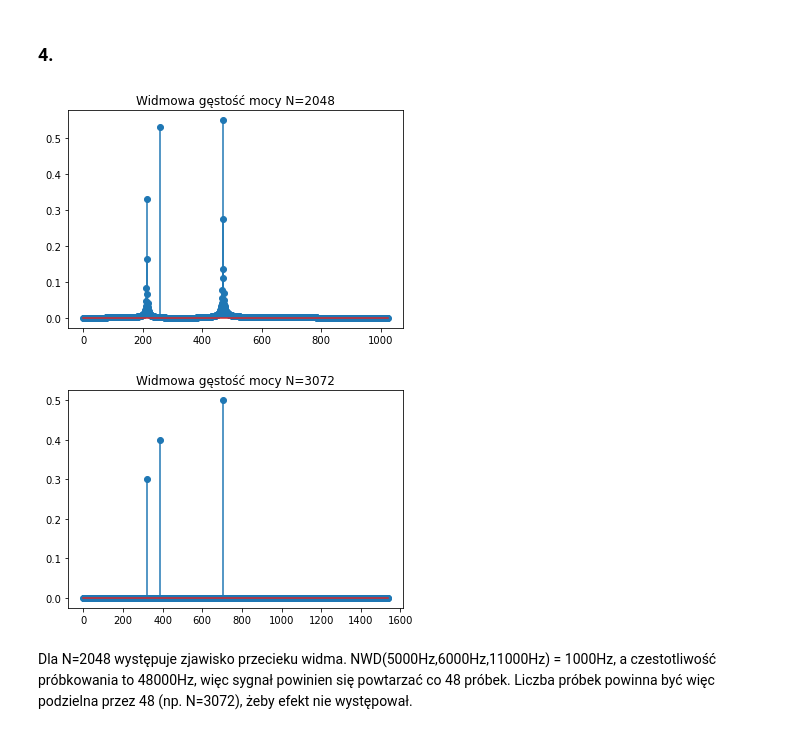
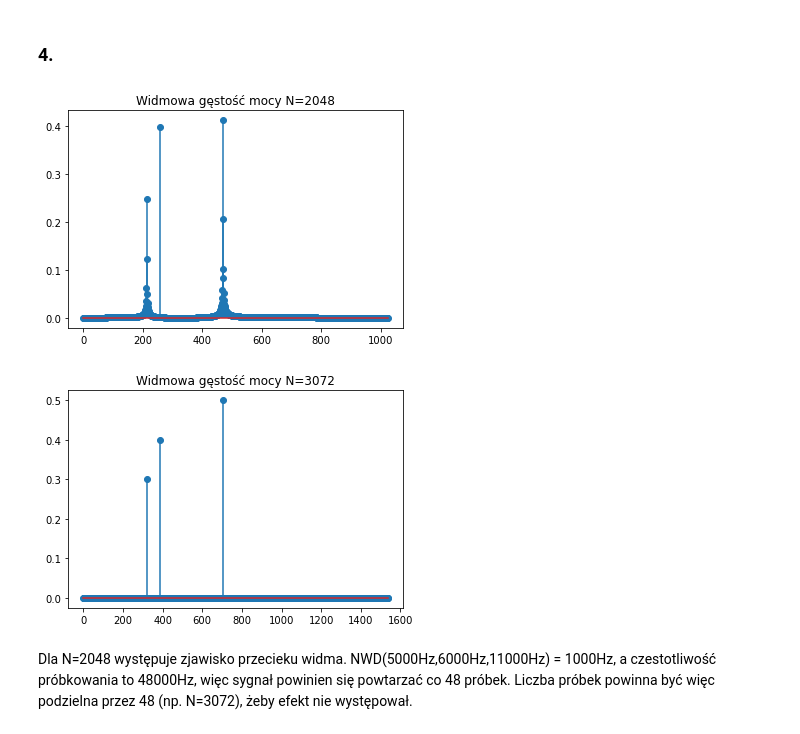
Before and after one commit to piotrszmurlo/WMM22L, a Jupyter notebook: Lab1/lab1.ipynb, the cells around one changed output. Drawn from its saved outputs; the diff is of its cells as text; code cells hidden in the pictures.

```diff
--- a/Lab1/lab1.ipynb
+++ b/Lab1/lab1.ipynb
@@ -139,28 +143,28 @@ Dodanie zer powoduje, że zwiększa się liczba punktów w których obliczana je
 # %%
 A1 = 0.3
 F1 = 5000
 A2 = 0.4
 F2 = 6000
 A3 = 0.5
 F3 = 11000
 FS  = 48000
 N1 = 2048
 N2 = 3*N1//2
 s = lambda t : A1*np.sin(2*np.pi*F1*t) + A2*np.sin(2*np.pi*F2*t) + A3*np.sin(2*np.pi*F3*t)
 n = np.arange(N1)/FS
 y = s(n)
-y_rfft = 2*np.fft.rfft(y)/y_rfft.shape[0]
+y_rfft = 2*np.fft.rfft(y)/y.shape[0]
 plt.title(f"Widmowa gęstość mocy N={N1}")
 plt.stem(np.abs(y_rfft))
 plt.show()
 n = np.arange(N2)/FS
 y = s(n)
 y_rfft = np.fft.rfft(y)
 plt.title(f"Widmowa gęstość mocy N={N2}")
 plt.stem(2*np.abs(y_rfft)/y.shape[0])
 plt.show()
 # %% [output]
-[figure, old version]
+[figure, new version]
 [figure]
 # %% [markdown]
 Dla N=2048 występuje zjawisko przecieku widma. NWD(5000Hz,6000Hz,11000Hz) = 1000Hz, a czestotliwość próbkowania to 48000Hz, więc sygnał powinien się powtarzać co 48 próbek. Liczba próbek powinna być więc podzielna przez 48 (np. N=3072), żeby efekt nie występował.
```
Also changed, not shown: parts of 1 cell of this notebook, 5 other files.
